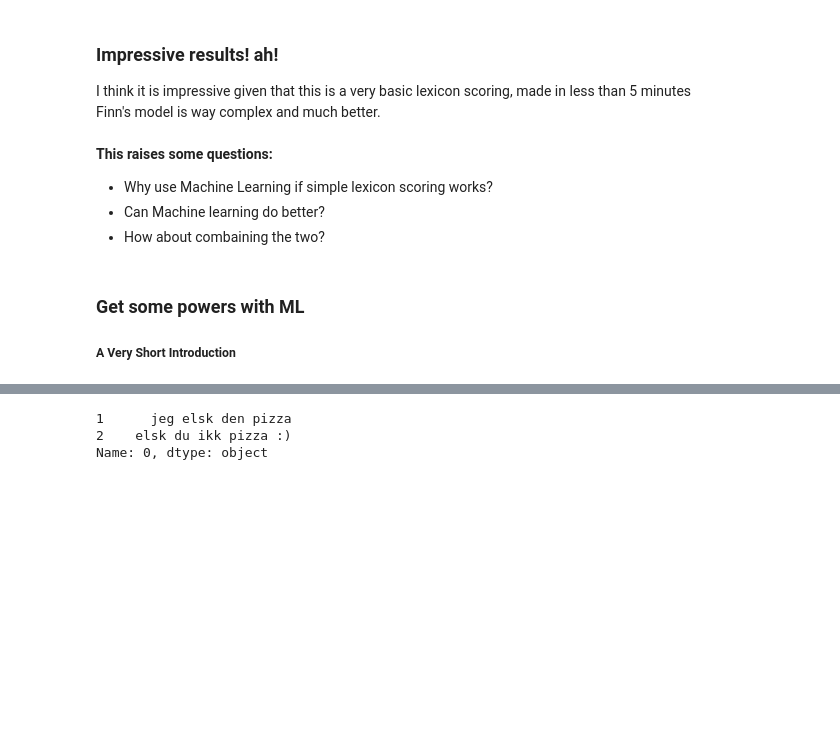
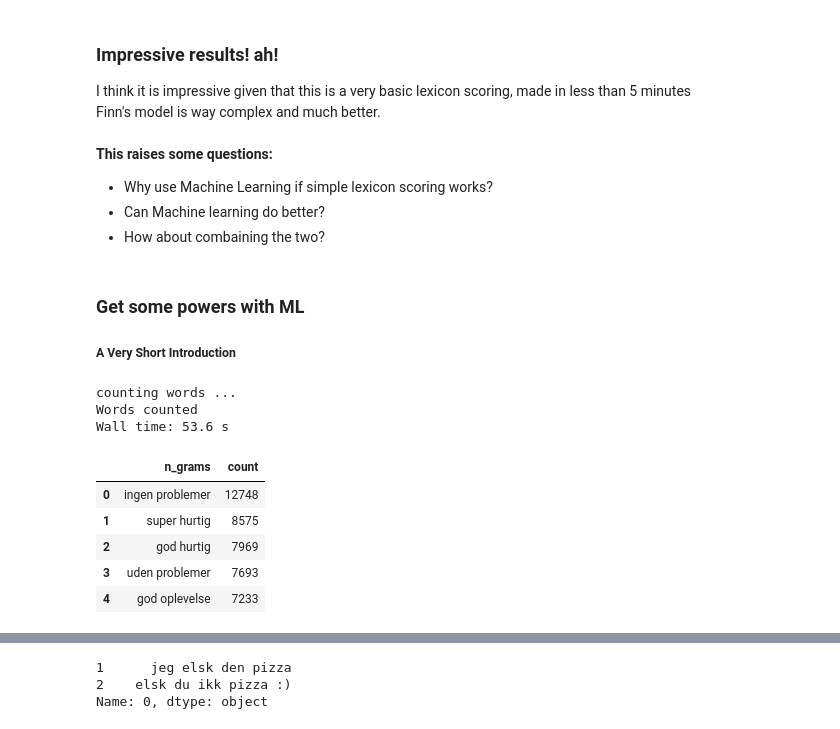
Before and after one commit to Proteusiq/DanishSentiments, a Jupyter notebook: notebooks/EDA_Sentiment.ipynb, the cells around one changed output, grey strips where cells are left out. Drawn from its saved outputs; the diff is of its cells as text; code cells hidden in the pictures; blank space fills up the shorter version.

```diff
--- a/notebooks/EDA_Sentiment.ipynb
+++ b/notebooks/EDA_Sentiment.ipynb
@@ -663,0 +687,16 @@ from sklearn.feature_extraction.text import (CountVectorizer, TfidfVectorizer,
+# %%
+%%time
+n_grams_pos_df = count_words(pos['features'])
+# %% [output]
+counting words ...
+Words counted
+Wall time: 53.6 s
+# %%
+n_grams_pos_df.head()
+# %% [output]
+|  | n_grams | count |
+| 0 | ingen problemer | 12748 |
+| 1 | super hurtig | 8575 |
+| 2 | god hurtig | 7969 |
+| 3 | uden problemer | 7693 |
+| 4 | god oplevelse | 7233 |
```
Also changed, not shown: parts of 13 cells of this notebook, 2 other files.
